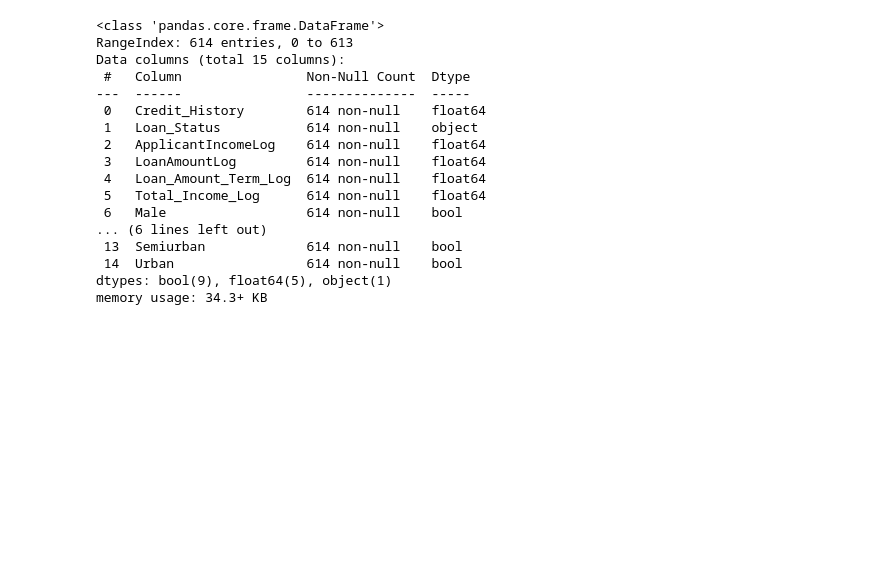
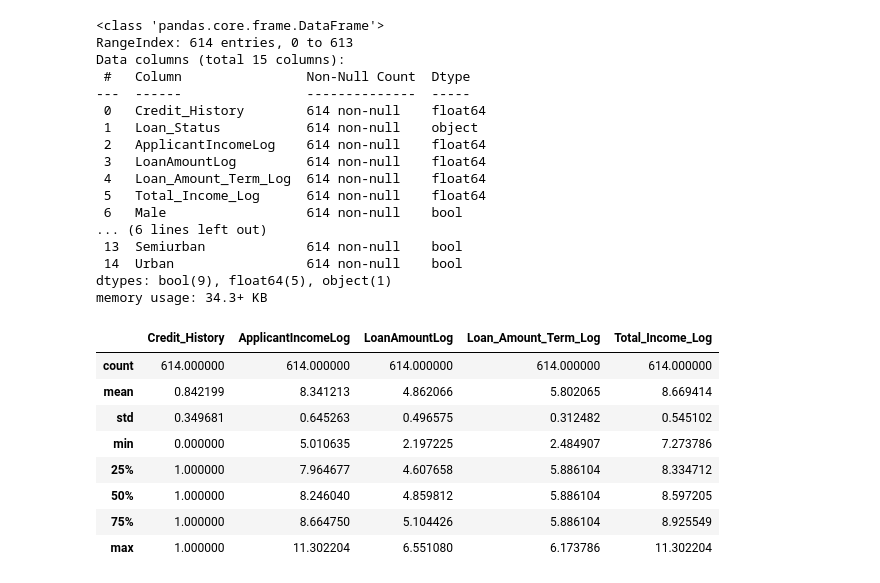
Before and after one commit to neerajcodes888/Data-Science, a Jupyter notebook: Machine Learning/Loan Approval Prediction/Prediction.ipynb, the cells around one changed output. Cells and saved outputs as stored; diff of their text form; code cells hidden in the pictures; blank space fills up the shorter version.

```diff
--- a/Machine Learning/Loan Approval Prediction/Prediction.ipynb
+++ b/Machine Learning/Loan Approval Prediction/Prediction.ipynb
@@ -500,3 +500,15 @@ Data columns (total 15 columns):
  14  Urban                 614 non-null    bool
 dtypes: bool(9), float64(5), object(1)
 memory usage: 34.3+ KB
+# %%
+df.describe()
+# %% [output]
+|  | Credit_History | ApplicantIncomeLog | LoanAmountLog | Loan_Amount_Term_Log | Total_Income_Log |
+| count | 614.000000 | 614.000000 | 614.000000 | 614.000000 | 614.000000 |
+| mean | 0.842199 | 8.341213 | 4.862066 | 5.802065 | 8.669414 |
+| std | 0.349681 | 0.645263 | 0.496575 | 0.312482 | 0.545102 |
+| min | 0.000000 | 5.010635 | 2.197225 | 2.484907 | 7.273786 |
+| 25% | 1.000000 | 7.964677 | 4.607658 | 5.886104 | 8.334712 |
+| 50% | 1.000000 | 8.246040 | 4.859812 | 5.886104 | 8.597205 |
+| 75% | 1.000000 | 8.664750 | 5.104426 | 5.886104 | 8.925549 |
+| max | 1.000000 | 11.302204 | 6.551080 | 6.173786 | 11.302204 |
```
